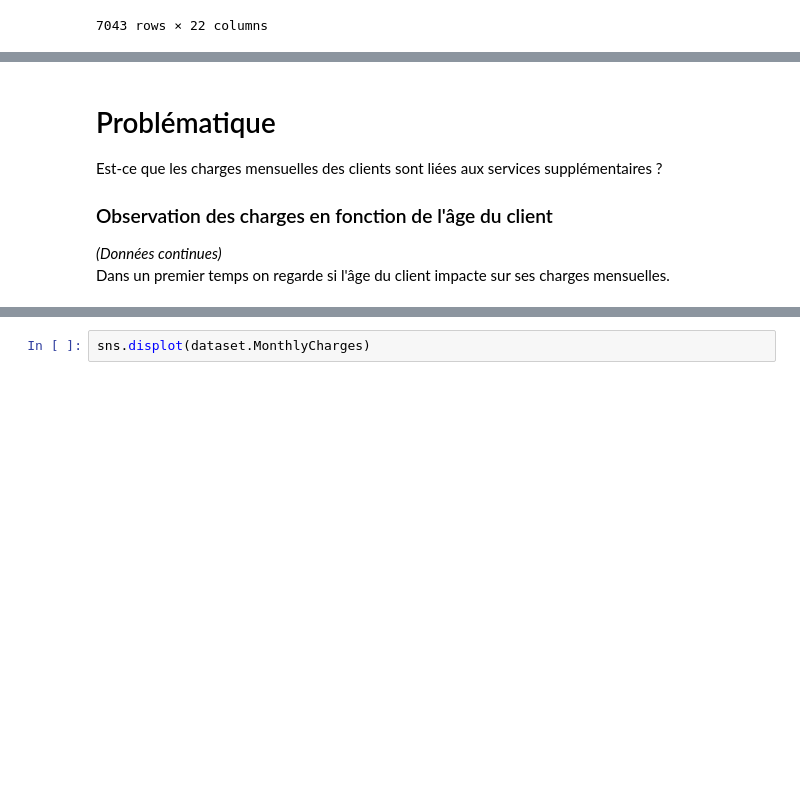
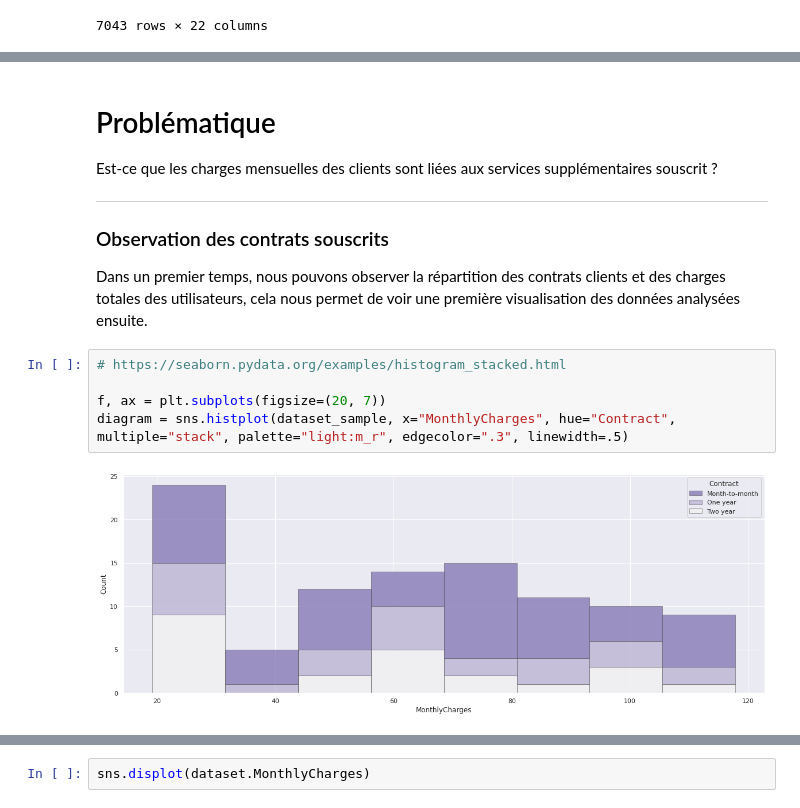
Before and after one commit to Squify/H3_Python, a Jupyter notebook: Notebooks/eval/data-visualisation.ipynb, the cells around one changed output, grey strips where cells are left out. Saved outputs shown, nothing was run; the diff lists cells and outputs as text; blank space fills up the shorter version.

```diff
--- a/Notebooks/eval/data-visualisation.ipynb
+++ b/Notebooks/eval/data-visualisation.ipynb
@@ -82,7 +83,15 @@ dataset
 # %% [markdown]
 # Problématique
- Est-ce que les charges mensuelles des clients sont liées aux services supplémentaires ?
+ Est-ce que les charges mensuelles des clients sont liées aux services supplémentaires souscrit ?
 
-### Observation des charges en fonction de l'âge du client
-*(Données continues)* \
-Dans un premier temps on regarde si l'âge du client impacte sur ses charges mensuelles.
+ -------
+
+### Observation des contrats souscrits
+Dans un premier temps, nous pouvons observer la répartition des contrats clients et des charges totales des utilisateurs, cela nous permet de voir une première visualisation des données analysées ensuite.
+# %%
+# https://seaborn.pydata.org/examples/histogram_stacked.html
+
+f, ax = plt.subplots(figsize=(20, 7))
+diagram = sns.histplot(dataset_sample, x="MonthlyCharges", hue="Contract", multiple="stack", palette="light:m_r", edgecolor=".3", linewidth=.5)
+# %% [output]
+[figure, added]
```
Also changed, not shown: parts of 36 cells of this notebook.
